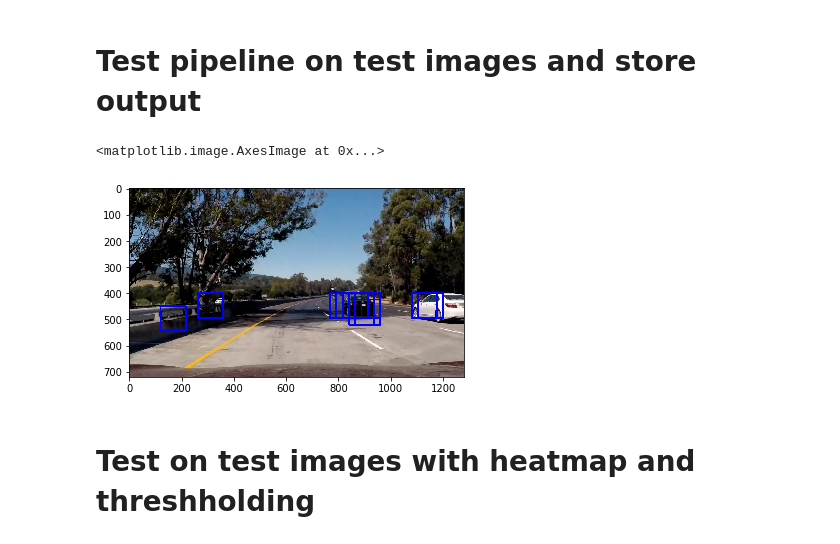
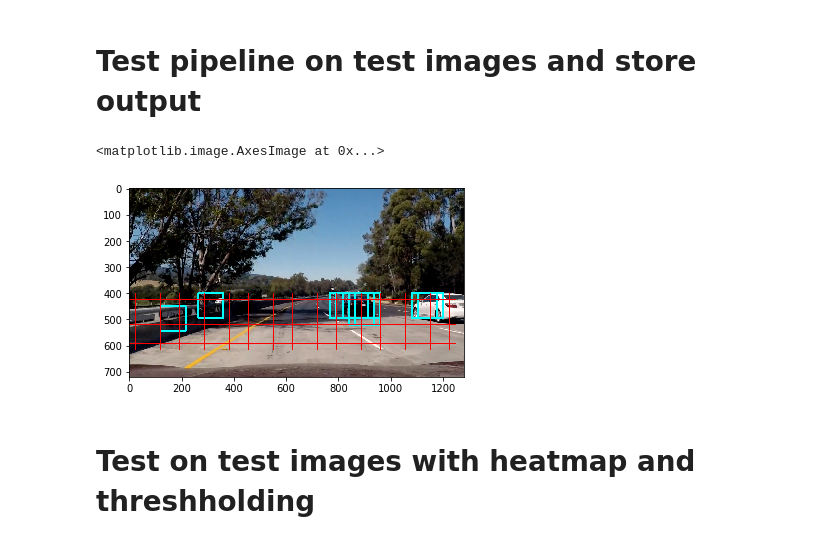
Before and after one commit to ahubi/CarND-Vehicle-Detection, a Jupyter notebook: vehicle_detection.ipynb, the cells around one changed output. Saved outputs shown, nothing was run; the diff lists cells and outputs as text; code cells hidden in the pictures.

Commit message:
modify code to generate more images to be used in writeup

```diff
--- a/vehicle_detection.ipynb
+++ b/vehicle_detection.ipynb
@@ -151,12 +151,14 @@ def extract_features(imgs,
     # Return list of feature vectors
     return features
 
-def store_image(img, img_dir, fname):
+def store_image(img, img_dir, fname, RGB2BGR=False):
     if not os.path.exists(img_dir):
         os.makedirs(img_dir)
     img_path = img_dir + fname.split('/')[-1]
-    cv2.imwrite(img_path, img)
-
+    if RGB2BGR==True:
+        cv2.imwrite(img_path, cv2.cvtColor(img, cv2.COLOR_RGB2BGR))
+    else:
+        cv2.imwrite(img_path, img)
 
 def draw_lines(img, vertices):
     pts= np.int32([vertices])
@@ -361,6 +371,7 @@ using trained model
 # Provided in class by Udacity, modified for returning detected boxes and not an image
 def find_cars(img, ystart, ystop, scale, svc, X_scaler, orient, pix_per_cell, cell_per_block, spatial_size, hist_bins):
     bbox_list = []
+    not_bbox_list = []
     #draw_img = np.copy(img)
     img = img.astype(np.float32)/255
 
@@ -419,33 +430,34 @@ def find_cars(img, ystart, ystop, scale, svc, X_scaler, orient, pix_per_cell, ce
             #test_features = X_scaler.transform(np.hstack((shape_feat, hist_feat)).reshape(1, -1))
             test_prediction = svc.predict(test_features)
 
+            xbox_left = np.int(xleft*scale)
+            ytop_draw = np.int(ytop*scale)
+            win_draw = np.int(window*scale)
+
             if test_prediction == 1:
-                xbox_left = np.int(xleft*scale)
-                ytop_draw = np.int(ytop*scale)
-                win_draw = np.int(window*scale)
-                #cv2.rectangle(draw_img,
-                #              (xbox_left, ytop_draw+ystart),
-                #              (xbox_left+win_draw,ytop_draw+win_draw+ystart),
-                #              (0,0,255),6)
                 bbox_list.append(((xbox_left, ytop_draw+ystart),
                                  (xbox_left+win_draw,ytop_draw+win_draw+ystart)))
-
-    return bbox_list
+            else:
+                not_bbox_list.append(((xbox_left, ytop_draw+ystart),
+                                     (xbox_left+win_draw,ytop_draw+win_draw+ystart)))
+    return bbox_list, not_bbox_list
 # %% [markdown]
 # Test pipeline on test images and store output
 # %%
 test_images = glob.glob('test_images/*.jpg')
 for i in test_images:
     img = my_readimg(i)
     draw_img = np.copy(img)
-    boxes = find_cars(img, ystart, ystop, scale, svc, scaler, orient, pix_per_cell, cell_per_block, spatial_size, hist_bins)
+    boxes, notboxes = find_cars(img, ystart, ystop, scale, svc, scaler, orient, pix_per_cell, cell_per_block, spatial_size, hist_bins)
     for box in boxes:
-        cv2.rectangle(draw_img,box[0],box[1],(0,0,255),6)
-    store_image(draw_img,'output_images/',i)
+        cv2.rectangle(draw_img,box[0],box[1],(0,255,255),6)
+    for box in notboxes:
+        cv2.rectangle(draw_img,box[0],box[1],(255,0,0),1)
+    store_image(draw_img,'output_images/',i, True)
 plt.imshow(draw_img)
 # %% [output]
 <matplotlib.image.AxesImage at 0x...>
-[figure, old version]
+[figure, new version]
 # %% [markdown]
 # Test on test images with heatmap and threshholding
 # %%
```
Also changed, not shown: parts of 5 cells of this notebook, 36 other files.
